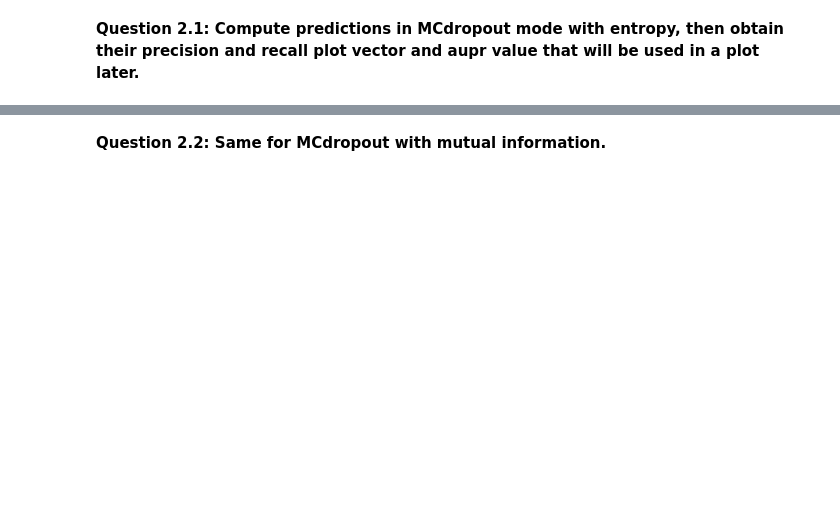
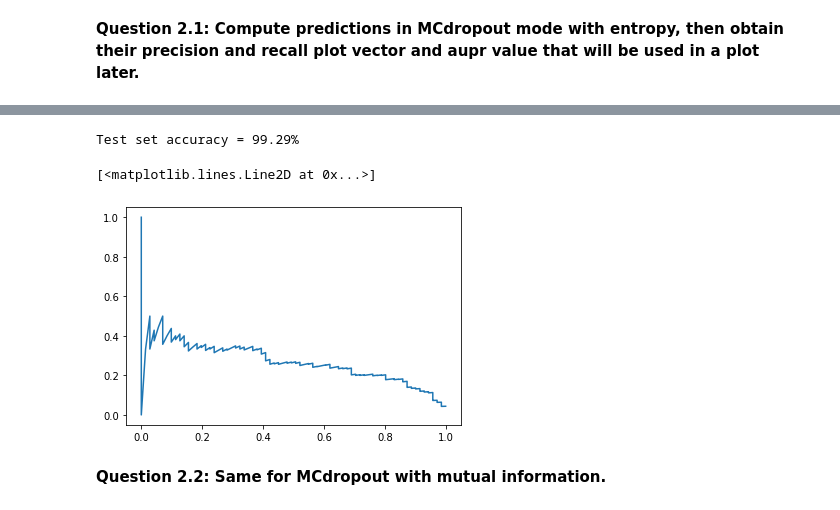
Before and after one commit to ATidiane/RDFIA, a Jupyter notebook: TMEs/tp12-13-14/TP3_RDFIA_UncertaintyApplications.ipynb, the cells around one changed output, grey strips where cells are left out. Drawn from its saved outputs; the diff is of its cells as text; code cells hidden in the pictures; blank space fills up the shorter version.

```diff
--- a/TMEs/tp12-13-14/TP3_RDFIA_UncertaintyApplications.ipynb
+++ b/TMEs/tp12-13-14/TP3_RDFIA_UncertaintyApplications.ipynb
@@ -189,7 +174,11 @@ def predict_test_set(model, test_loader, mode='mcp', s=100, temp=5, epsilon=0.00
                     output = model(images)
 
             elif mode=='odin':
-                pass
+                outputs = torch.zeros(images.shape[0], s, 10)
+                for i in range(s):
+                    with torch.no_grad():
+                        outputs[:, i] = model(images)
+
                 # =============================>
                 # To do question 3.3 : implement ODIN method
 
@@ -218,12 +207,13 @@ def predict_test_set(model, test_loader, mode='mcp', s=100, temp=5, epsilon=0.00
 
             if mode=='var-ratios':
                 # You may want to use the hist variable here
-                confidence = 1 - hist/s
+                confidence = (1 - hist.max(1)/s)
             elif mode=='entropy':
-                confidence = 0
+                confidence = (-mc_probs.mean(1) * np.log(mc_probs.mean(1))).sum(1)
             elif mode=='mi':
-                confidence = 0
-
+                #from IPython.core.debugger import set_trace
+                #set_trace()
+                confidence = (-mc_probs.mean(1) * np.log(mc_probs.mean(1))).sum(1) + (mc_probs * np.log(mc_probs)).sum(2).mean(1)
             # <=======================
             # end to do
 
@@ -330,3 +327,8 @@ precision_var, recall_var, _ = precision_recall_curve(errors_var, uncertainty_va
 **Question 2.1: Compute predictions in MCdropout mode with entropy, then obtain their precision and recall plot vector and aupr value that will be used in a plot later.**
 # %%
 # TO DO: predictions in MCdropout mode with entropy, then obtain their precision and recall plot vector + aupr
+pred_var, labels, uncertainty_var, errors_var, \
+    hists, mc_samples = predict_test_set(lenet, test_loader, mode='entropy')
+aupr_e_var_ent = average_precision_score(errors_var, uncertainty_var)
+precision_var_ent, recall_var_ent, _ = precision_recall_curve(errors_var, uncertainty_var)
+# %% [output]
@@ -333,3 +336,6 @@ precision_var, recall_var, _ = precision_recall_curve(errors_var, uncertainty_va
+Test set accuracy = 99.29%
+[<matplotlib.lines.Line2D at 0x...>]
+[figure, added]
 # %% [markdown]
 **Question 2.2: Same for MCdropout with mutual information.**
 # %%
```
Also changed, not shown: parts of 18 cells of this notebook, 15 other files.
